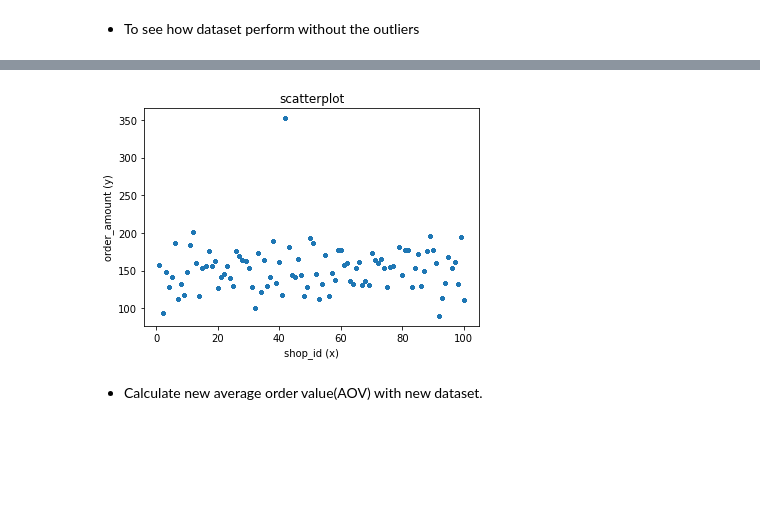
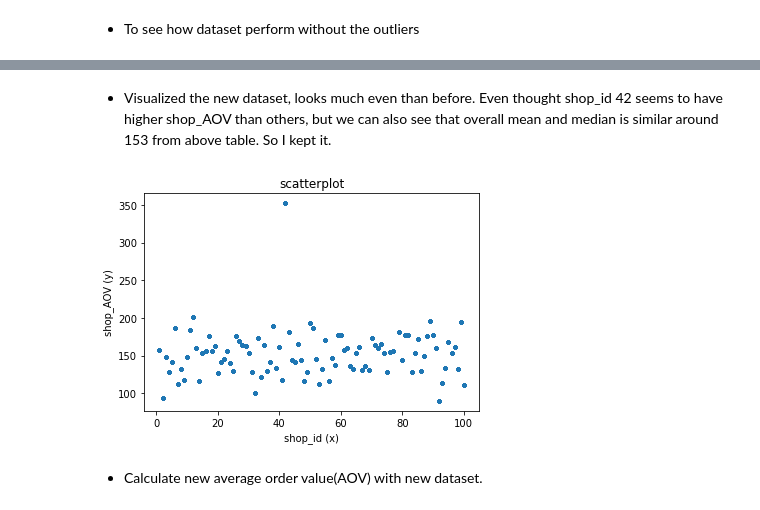
Before and after one commit to charleneni56/Challenge-Submission, a Jupyter notebook: Shopify Technical Challenge_Q1 process.ipynb, the cells around one changed output, grey strips where cells are left out. Saved outputs shown, nothing was run; the diff lists cells and outputs as text; code cells hidden in the pictures; blank space fills up the shorter version.

```diff
--- a/Shopify Technical Challenge_Q1 process.ipynb
+++ b/Shopify Technical Challenge_Q1 process.ipynb
@@ -107,12 +106,13 @@ df2.describe()
+# %% [markdown]
+* Visualized the new dataset, looks much even than before. Even thought shop_id 42 seems to have higher shop_AOV than others, but we can also see that overall mean and median is similar around 153 from above table. So I kept it.
 # %%
-# visualized the new dataset, looks much even than before
 plt.scatter(df2[['shop_id']], df2.shop_AOV, marker= 'o', s=10, alpha=0.8)
 plt.title('scatterplot')
 plt.xlabel('shop_id (x)')
-plt.ylabel('order_amount (y)')
+plt.ylabel('shop_AOV (y)')
 plt.show()
 # %% [output]
-[figure, old version]
+[figure, new version]
 # %% [markdown]
 * Calculate new average order value(AOV) with new dataset.
 # %%
```
Also changed, not shown: parts of 8 cells of this notebook.
